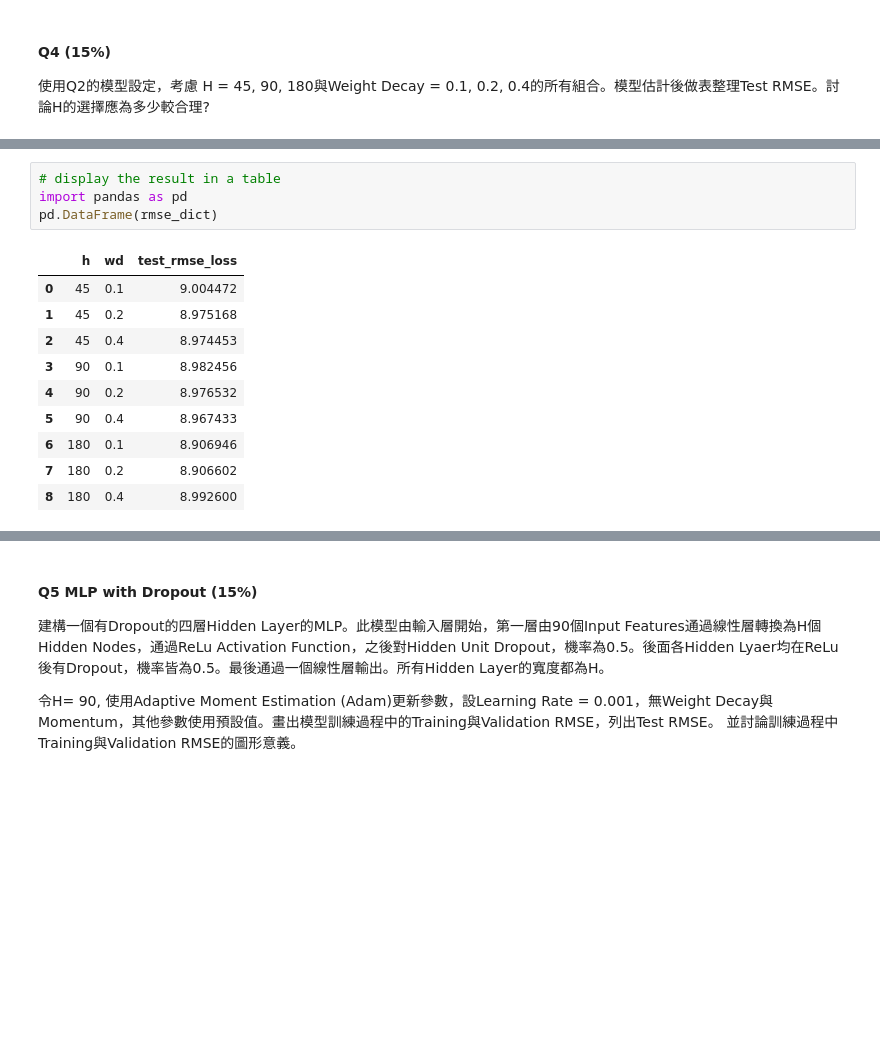
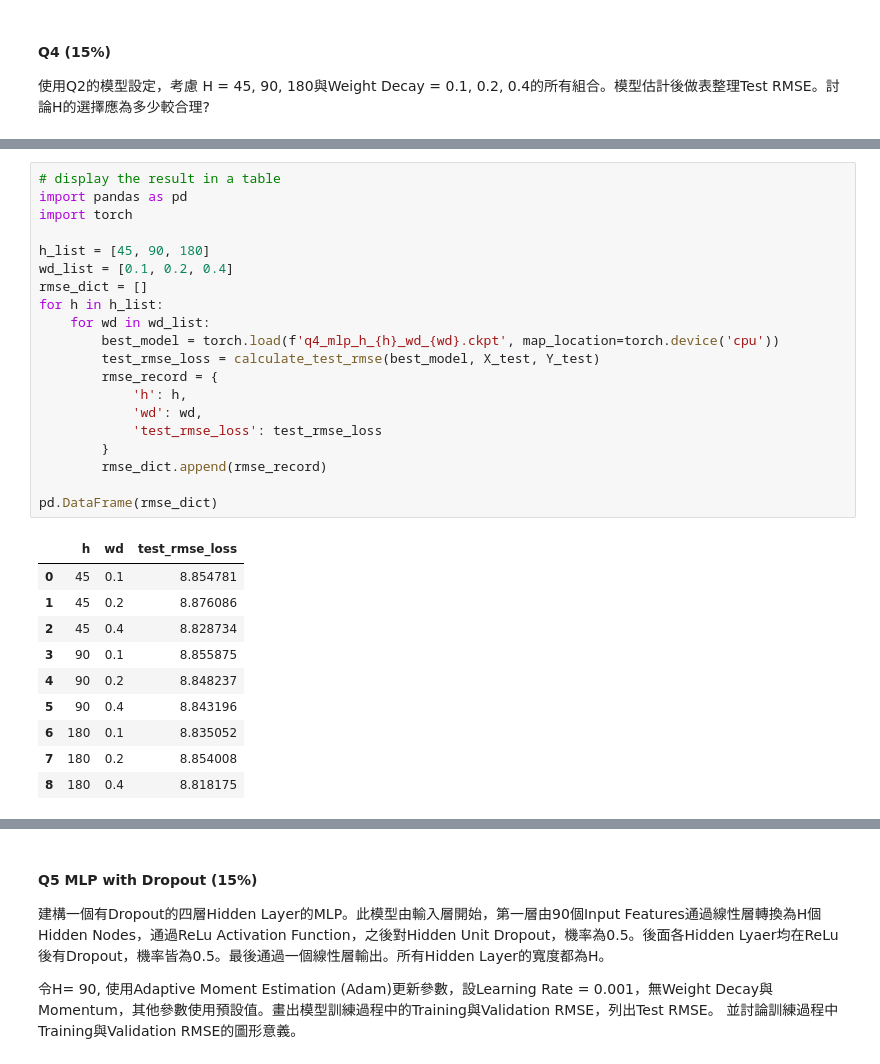
Before and after one commit to Brian-Konr/statistical-learning-IM5056, a Jupyter notebook: hw4/b08705038_hw4.ipynb, the cells around one changed output, grey strips where cells are left out. Drawn from its saved outputs; the diff is of its cells as text; blank space fills up the shorter version.

```diff
--- a/hw4/b08705038_hw4.ipynb
+++ b/hw4/b08705038_hw4.ipynb
@@ -497,18 +565,34 @@ Test RMSE Loss for h = 180, wd = 0.4: 8.992599759871478
-# %%
-# display the result in a table
-import pandas as pd
-pd.DataFrame(rmse_dict)
-# %% [output]
-|  | h | wd | test_rmse_loss |
-| 0 | 45 | 0.1 | 9.004472 |
-| 1 | 45 | 0.2 | 8.975168 |
-| 2 | 45 | 0.4 | 8.974453 |
-| 3 | 90 | 0.1 | 8.982456 |
-| 4 | 90 | 0.2 | 8.976532 |
-| 5 | 90 | 0.4 | 8.967433 |
-| 6 | 180 | 0.1 | 8.906946 |
-| 7 | 180 | 0.2 | 8.906602 |
-| 8 | 180 | 0.4 | 8.992600 |
+# %%
+# display the result in a table
+import pandas as pd
+import torch
+
+h_list = [45, 90, 180]
+wd_list = [0.1, 0.2, 0.4]
+rmse_dict = []
+for h in h_list:
+    for wd in wd_list:
+        best_model = torch.load(f'q4_mlp_h_{h}_wd_{wd}.ckpt', map_location=torch.device('cpu'))
+        test_rmse_loss = calculate_test_rmse(best_model, X_test, Y_test)
+        rmse_record = {
+            'h': h,
+            'wd': wd,
+            'test_rmse_loss': test_rmse_loss
+        }
+        rmse_dict.append(rmse_record)
+
+pd.DataFrame(rmse_dict)
+# %% [output]
+|  | h | wd | test_rmse_loss |
+| 0 | 45 | 0.1 | 8.854781 |
+| 1 | 45 | 0.2 | 8.876086 |
+| 2 | 45 | 0.4 | 8.828734 |
+| 3 | 90 | 0.1 | 8.855875 |
+| 4 | 90 | 0.2 | 8.848237 |
+| 5 | 90 | 0.4 | 8.843196 |
+| 6 | 180 | 0.1 | 8.835052 |
+| 7 | 180 | 0.2 | 8.854008 |
+| 8 | 180 | 0.4 | 8.818175 |
 # %%
 # print the best h and wd with lowest test rmse loss
 best_rmse_record = min(rmse_dict, key=lambda x: x['test_rmse_loss'])
```
Also changed, not shown: parts of 39 cells of this notebook, 1 other file.
